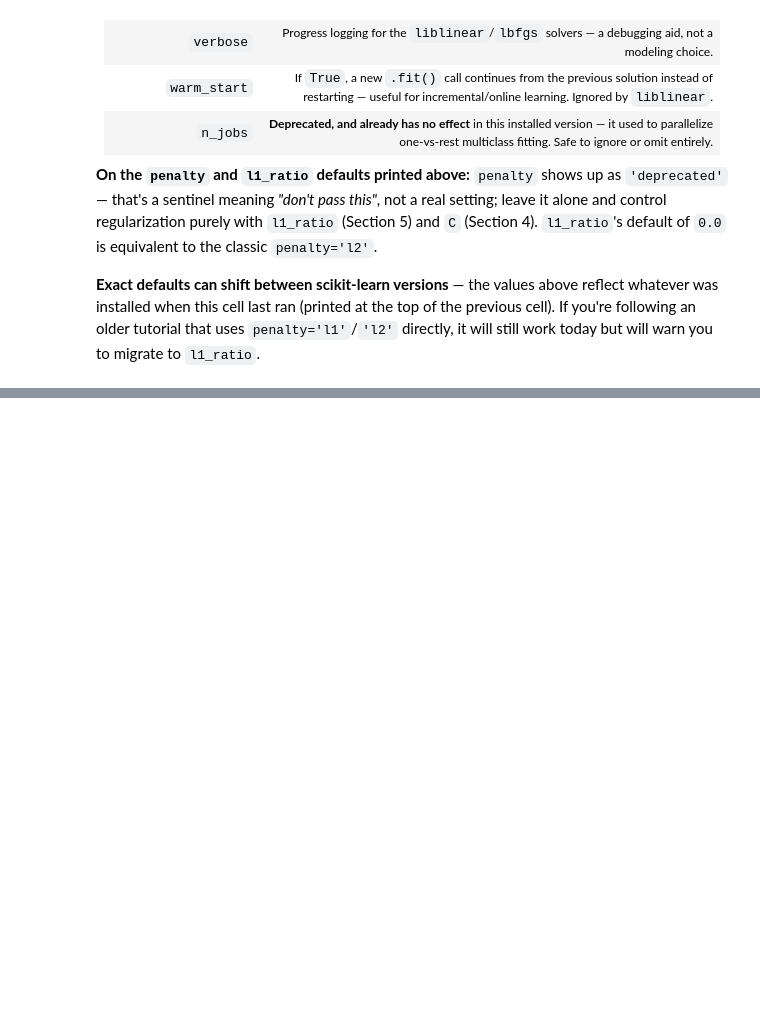
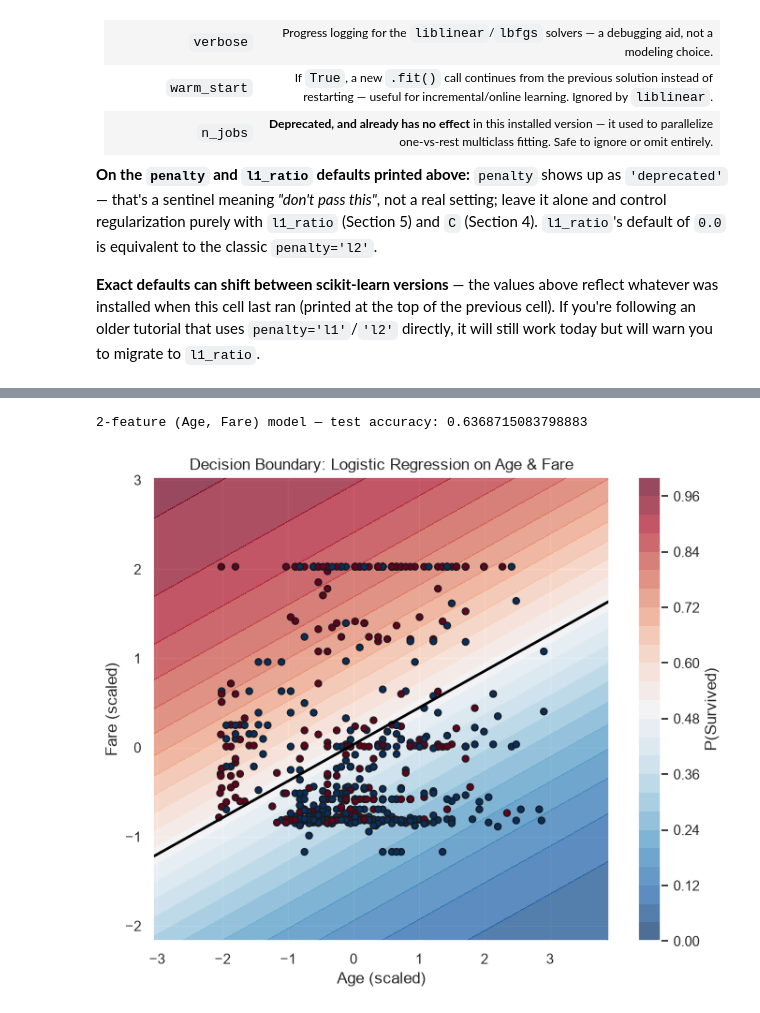
Before and after one commit to sadiaafsana138/Learning-Notes, a Jupyter notebook: ML_Learning-Notes/ML - Algorithm/Supervised/Logistic Regression (Classification)/Logistic_Regression_Complete.ipynb, the cells around one changed output, grey strips where cells are left out. Drawn from its saved outputs; the diff is of its cells as text; code cells hidden in the pictures; blank space fills up the shorter version.

```diff
--- a/ML_Learning-Notes/ML - Algorithm/Supervised/Logistic Regression -- Classification/Logistic_Regression_Complete.ipynb
+++ b/ML_Learning-Notes/ML - Algorithm/Supervised/Logistic Regression (Classification)/Logistic_Regression_Complete.ipynb
@@ -810,0 +921,44 @@ n_jobs               default = None
+# %%
+# Take just 2 raw features for a plottable model
+db_cols = ['Age', 'Fare']
+X_train_2d = X_train[db_cols].copy()
+X_test_2d = X_test[db_cols].copy()
+
+# Impute + scale (same idea as the full pipeline, just for 2 columns)
+db_pipeline = Pipeline(steps=[
+    ('imputer', SimpleImputer(strategy='median')),
+    ('scaler', StandardScaler())
+])
+X_train_2d_scaled = db_pipeline.fit_transform(X_train_2d)
+X_test_2d_scaled = db_pipeline.transform(X_test_2d)
+
+db_model = LogisticRegression(class_weight='balanced')
+db_model.fit(X_train_2d_scaled, y_train)
+
+print("2-feature (Age, Fare) model — test accuracy:",
+      accuracy_score(y_test, db_model.predict(X_test_2d_scaled)))
+# %% [output]
+2-feature (Age, Fare) model — test accuracy: 0.6368715083798883
+# %%
+# Build a mesh grid across the scaled Age/Fare space and predict P(Survived) everywhere
+x_min, x_max = X_train_2d_scaled[:, 0].min() - 1, X_train_2d_scaled[:, 0].max() + 1
+y_min, y_max = X_train_2d_scaled[:, 1].min() - 1, X_train_2d_scaled[:, 1].max() + 1
+xx, yy = np.meshgrid(np.linspace(x_min, x_max, 300), np.linspace(y_min, y_max, 300))
+
+Z = db_model.predict_proba(np.c_[xx.ravel(), yy.ravel()])[:, 1]
+Z = Z.reshape(xx.shape)
+
+plt.figure(figsize=(7, 6))
+contour = plt.contourf(xx, yy, Z, levels=25, cmap='RdBu_r', alpha=0.7)
+plt.colorbar(contour, label='P(Survived)')
+# The 0.5-probability contour IS the decision boundary
+plt.contour(xx, yy, Z, levels=[0.5], colors='black', linewidths=2)
+plt.scatter(X_train_2d_scaled[:, 0], X_train_2d_scaled[:, 1], c=y_train,
+            cmap='RdBu_r', edgecolor='k', s=25)
+plt.xlabel("Age (scaled)")
+plt.ylabel("Fare (scaled)")
+plt.title("Decision Boundary: Logistic Regression on Age & Fare")
+plt.tight_layout()
+plt.show()
+# %% [output]
+[figure, added]
```
Also changed, not shown: parts of 20 cells of this notebook, 41 other files.
